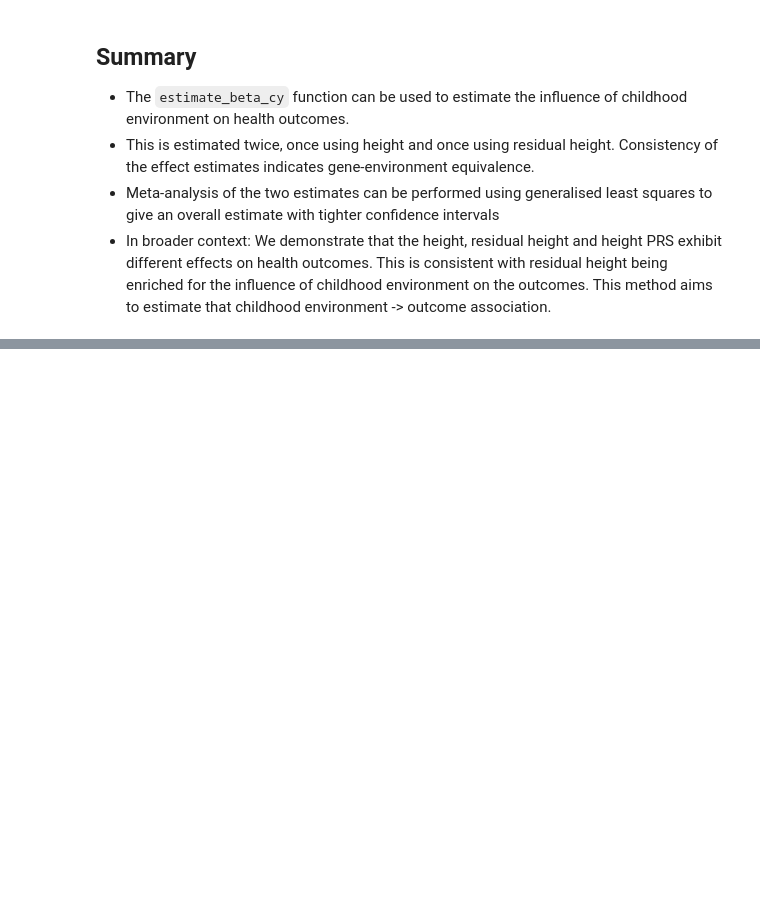
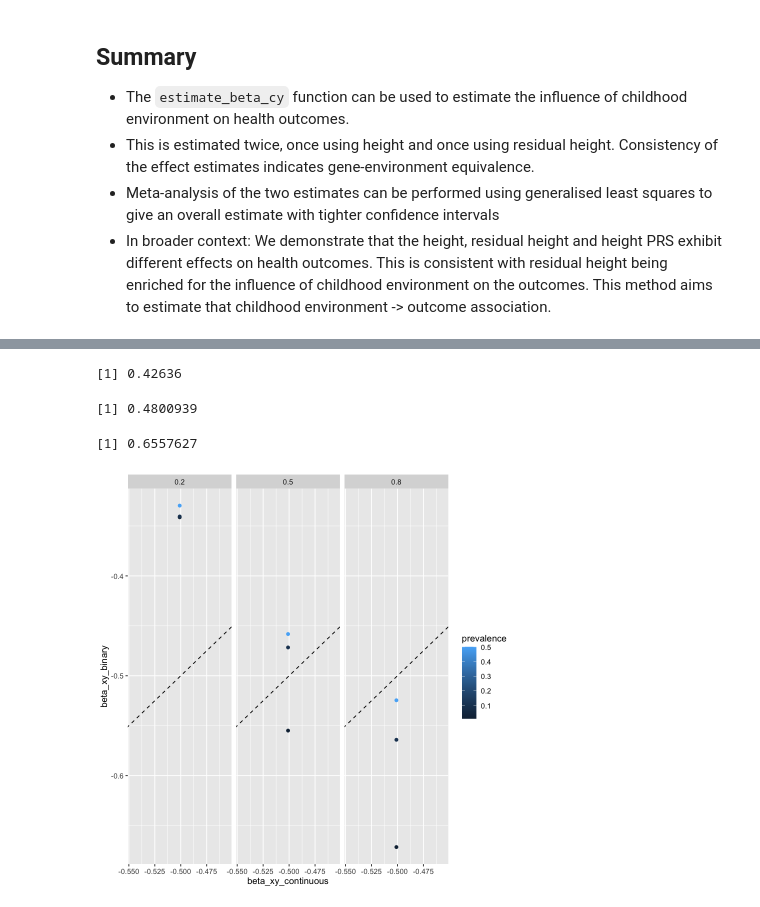
Before and after one commit to explodecomputer/lab-book, a Jupyter notebook: posts/2026-02-13-residual-height/analysis.ipynb, the cells around one changed output, grey strips where cells are left out. Cells and saved outputs as stored; diff of their text form; code cells hidden in the pictures; blank space fills up the shorter version.

```diff
--- a/posts/2026-02-13-residual-height/analysis.ipynb
+++ b/posts/2026-02-13-residual-height/analysis.ipynb
@@ -562,0 +774,44 @@ res %>% ggplot(aes(x = b_cx, y = b_cy / beta_cy, color = factor(r2_prs))) +
+# %%
+generate_binary_outcome2 <- function(liability, varexp, prevalence) {
+    n <- length(liability)
+    liability <- scale(liability) * sqrt(varexp)*2 + log(prevalence / (1 - prevalence))
+    cc <- rbinom(length(liability), 1, plogis(liability))
+    return(cc)
+}
+dat$cc2 <- generate_binary_outcome2(dat$y, varexp = 0.4, prevalence = 0.4)
+dat$cc <- generate_binary_outcome(dat$y, varexp = 0.4, prevalence = 0.4)
+print(mean(dat$cc))
+cor(dat$y, dat$cc2)
+cor(dat$y, dat$cc)
+# %% [output]
+[1] 0.42636
+[1] 0.4800939
+[1] 0.6557627
+# %%
+param <- expand.grid(
+    varexp = c(0.2, 0.5, 0.8),
+    prevalence = c(0.01, 0.1, 0.5)
+)
+
+binary_res <- lapply(1:nrow(param), \(i) {
+    varexp <- param[i,]$varexp
+    prevalence <- param[i,]$prevalence
+    dat$cc2 <- generate_binary_outcome2(dat$y, varexp = varexp, prevalence = prevalence)
+    res_continuous <- continuous_2sls(dat$x, dat$y, dat$prs_explained)
+    res_binary <- binary_2sls(dat$x, dat$cc2, dat$prs_explained)
+    tibble(
+        varexp = varexp,
+        prevalence = prevalence,
+        method = c("binary", "continuous"),
+        beta_xy = c(res_binary$beta_xy, res_continuous$beta_xy),
+        se_beta_xy = c(res_binary$se_beta_xy, res_continuous$se_beta_xy)
+    )
+}) %>% bind_rows()
+
+tidyr::pivot_wider(binary_res, names_from = method, values_from = c(beta_xy, se_beta_xy)) %>%
+ggplot(., aes(x=beta_xy_continuous, y = beta_xy_binary)) +
+    geom_point(aes(colour=prevalence)) +
+    facet_grid(. ~ varexp) +
+    geom_abline(slope = 1, intercept = 0, linetype = "dashed")
+# %% [output]
+[figure, added]
```
Also changed, not shown: parts of 20 cells of this notebook.
